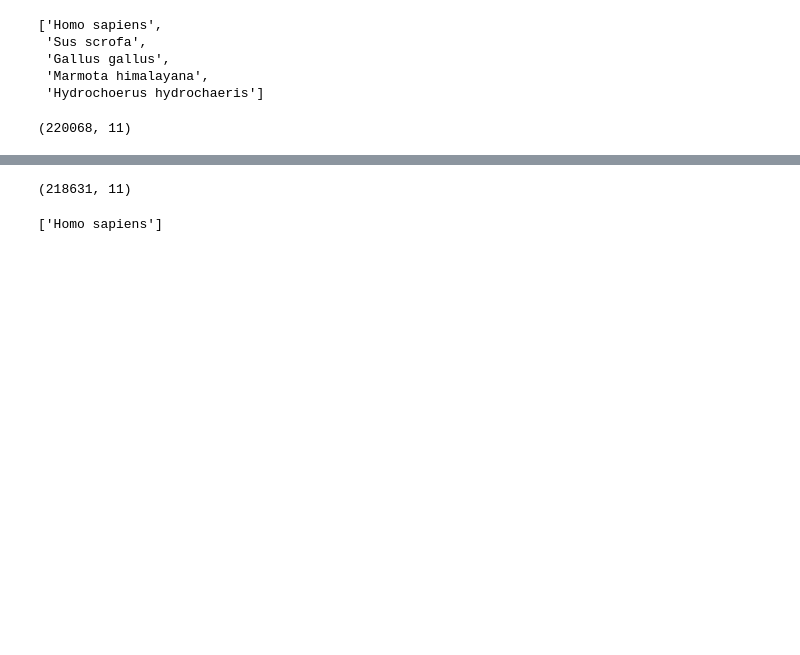
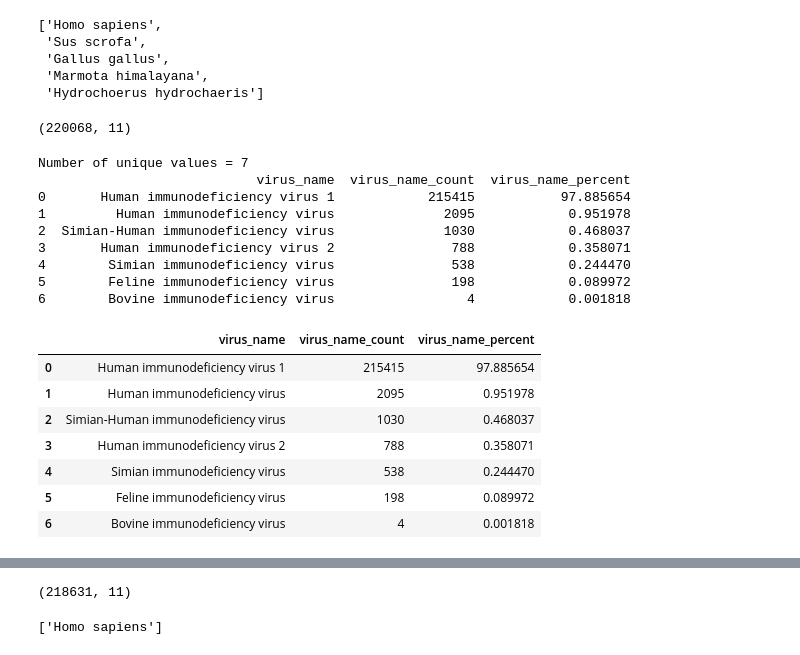
Before and after one commit to NSF-COMPASS-Center/HAVEN, a Jupyter notebook: src/jupyter_notebooks/datasets/generation/uniref90_embl_mapping_dataset_20240131_20240227.ipynb, the cells around one changed output, grey strips where cells are left out. Cells and saved outputs as stored; diff of their text form; code cells hidden in the pictures; blank space fills up the shorter version.

```diff
--- a/src/jupyter_notebooks/datasets/generation/uniref90_embl_mapping_dataset_20240131_20240227.ipynb
+++ b/src/jupyter_notebooks/datasets/generation/uniref90_embl_mapping_dataset_20240131_20240227.ipynb
@@ -342,4 +342,24 @@ idv_df = pd.read_csv(idv_file_path)
 idv_df.shape
 # %% [output]
 (220068, 11)
+# %%
+column_stats(idv_df, "virus_name")
+# %% [output]
+Number of unique values = 7
+                            virus_name  virus_name_count  virus_name_percent
+0       Human immunodeficiency virus 1            215415           97.885654
+1         Human immunodeficiency virus              2095            0.951978
+2  Simian-Human immunodeficiency virus              1030            0.468037
+3       Human immunodeficiency virus 2               788            0.358071
+4        Simian immunodeficiency virus               538            0.244470
+5        Feline immunodeficiency virus               198            0.089972
+6        Bovine immunodeficiency virus                 4            0.001818
+|  | virus_name | virus_name_count | virus_name_percent |
+| 0 | Human immunodeficiency virus 1 | 215415 | 97.885654 |
+| 1 | Human immunodeficiency virus | 2095 | 0.951978 |
+| 2 | Simian-Human immunodeficiency virus | 1030 | 0.468037 |
+| 3 | Human immunodeficiency virus 2 | 788 | 0.358071 |
+| 4 | Simian immunodeficiency virus | 538 | 0.244470 |
+| 5 | Feline immunodeficiency virus | 198 | 0.089972 |
+| 6 | Bovine immunodeficiency virus | 4 | 0.001818 |
 # %%
```
Also changed, not shown: parts of 1 cell of this notebook, 6 other files.
